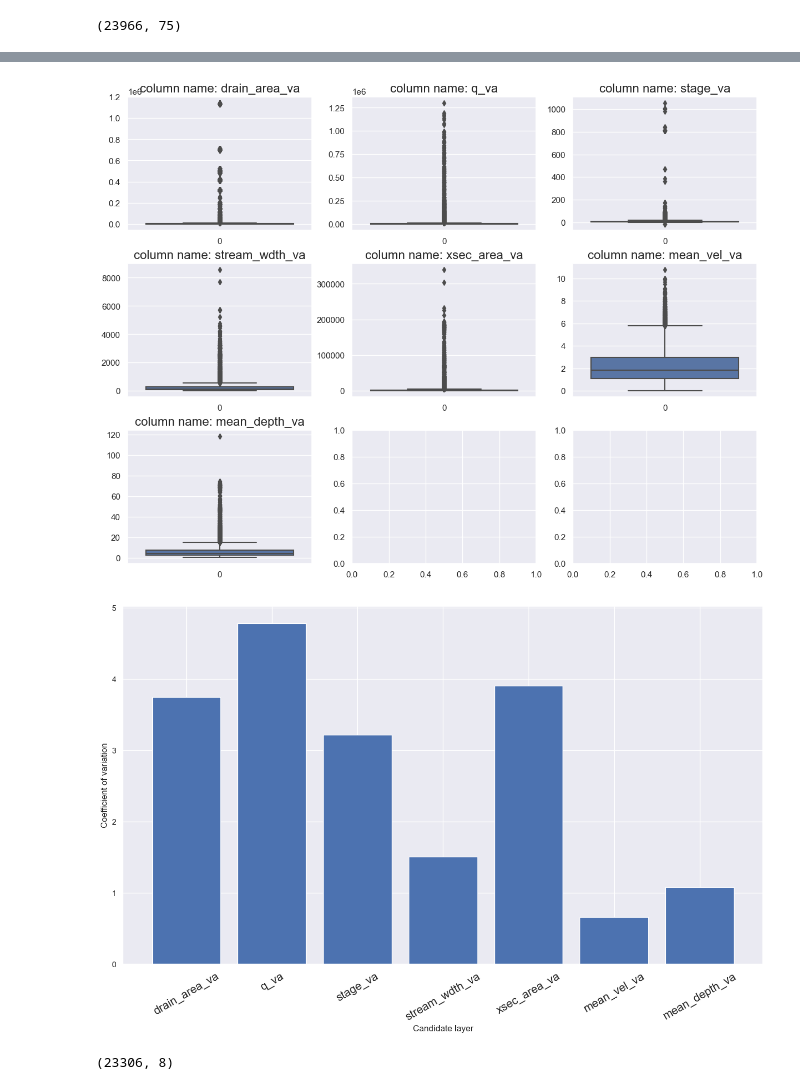
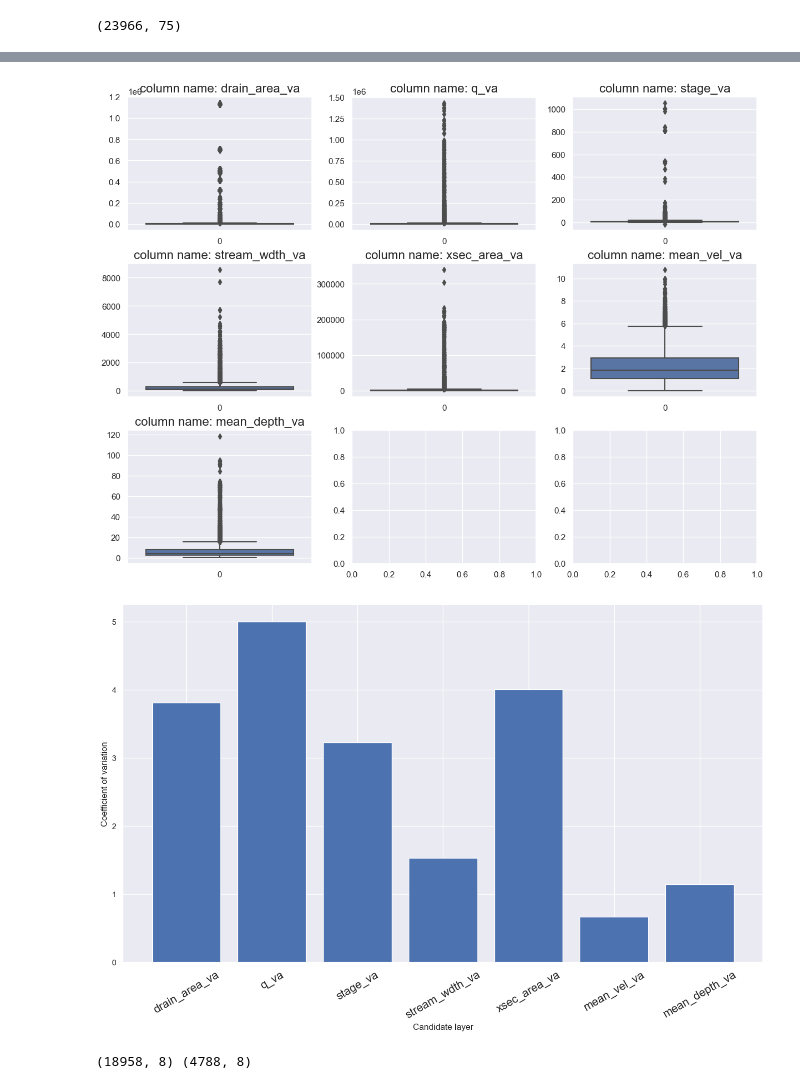
Before and after one commit to smhassanerfani/si2022, a Jupyter notebook: tauraat/synthesized_depth.ipynb, the cells around one changed output, grey strips where cells are left out. Saved outputs shown, nothing was run; the diff lists cells and outputs as text; code cells hidden in the pictures.

Commit message:
Finalized datasets

```diff
--- a/tauraat/synthesized_depth.ipynb
+++ b/tauraat/synthesized_depth.ipynb
@@ -79,6 +63,8 @@ Name: site_no, dtype: float64
 # %%
-candidate_columns = ['drain_area_va', 'q_va', 'stage_va', 'stream_wdth_va', 'xsec_area_va', 'mean_vel_va', 'mean_depth_va']
+candidate_columns = ['site_no', 'drain_area_va', 'q_va', 'stage_va', 'stream_wdth_va', 'xsec_area_va', 'mean_vel_va', 'mean_depth_va']
 
-df2 = df1[candidate_columns]
-df2.reset_index(inplace=True, drop=True)
-df2.shape
+dataset = df[candidate_columns]
+dataset = dataset.dropna(axis=0, how='any')
+dataset = dataset[(dataset != 0).all(axis=1)]
+dataset.reset_index(inplace=True, drop=True)
+dataset.shape
@@ -117,7 +105,7 @@ plt.show()
 # Boxplot
 fig, axes = plt.subplots(nrows=3, ncols=3 , figsize=(12, 9), constrained_layout=True)
 
-for index, (column_name, column_data) in enumerate(df2.iteritems()):
+for index, (column_name, column_data) in enumerate(dataset.drop(columns=['site_no']).iteritems()):
     # print(column_name, column_data); continue
     i, j = divmod(index, 3)
 
@@ -128,35 +116,24 @@ for index, (column_name, column_data) in enumerate(df2.iteritems()):
 # plt.savefig(f'{data_root}/results/boxplots.png')
 plt.show()
 # %% [output]
-[figure, old version]
+[figure, new version]
 # %%
 # coefficient of variation
-cv_df = df2.std() / df2.mean()
+cv_df = dataset.drop(columns=['site_no']).std() / dataset.drop(columns=['site_no']).mean()
 cv_df = cv_df.reset_index().rename(columns={'index':'layer_name', 0:'cv'})
 fig, ax = plt.subplots(figsize=(16,9))
 
 ax.bar(cv_df['layer_name'], cv_df['cv'])
 ax.tick_params(axis='x', labelrotation=30, labelsize=16)
 ax.set_xlabel('Candidate layer')
 ax.set_ylabel('Coefficient of variation')
 
 # plt.savefig(f'{data_root}/results/cv.png')
 plt.show()
 # %% [output]
-[figure, old version]
+[figure, new version]
-# %%
-candidate_columns = ['site_no', 'drain_area_va', 'q_va', 'stage_va', 'stream_wdth_va', 'xsec_area_va', 'mean_vel_va', 'mean_depth_va']
-
-dataset = df1[candidate_columns]
-dataset = dataset.dropna(axis=0, how='any', subset=['stage_va', 'xsec_area_va'])
-dataset.reset_index(inplace=True, drop=True)
-dataset.shape
-# %% [output]
-(23306, 8)
 # %%
-from sklearn.model_selection import GroupShuffleSplit, GridSearchCV
-from sklearn.metrics import mean_squared_error, r2_score, mean_absolute_error
-from sklearn.ensemble import RandomForestRegressor
+from sklearn.model_selection import GroupShuffleSplit
 
 splitter = GroupShuffleSplit(test_size=.20, n_splits=2, random_state = 7)
 split = splitter.split(dataset, groups=dataset['site_no'])
@@ -164,3 +141,7 @@ train_idx, test_idx = next(split)
 
 train = dataset.iloc[train_idx]
 test = dataset.iloc[test_idx]
+test = test[test['mean_depth_va'] < 80]
+print(train.shape, test.shape)
+# %% [output]
+(18958, 8) (4788, 8)
```
Also changed, not shown: parts of 16 cells of this notebook.
